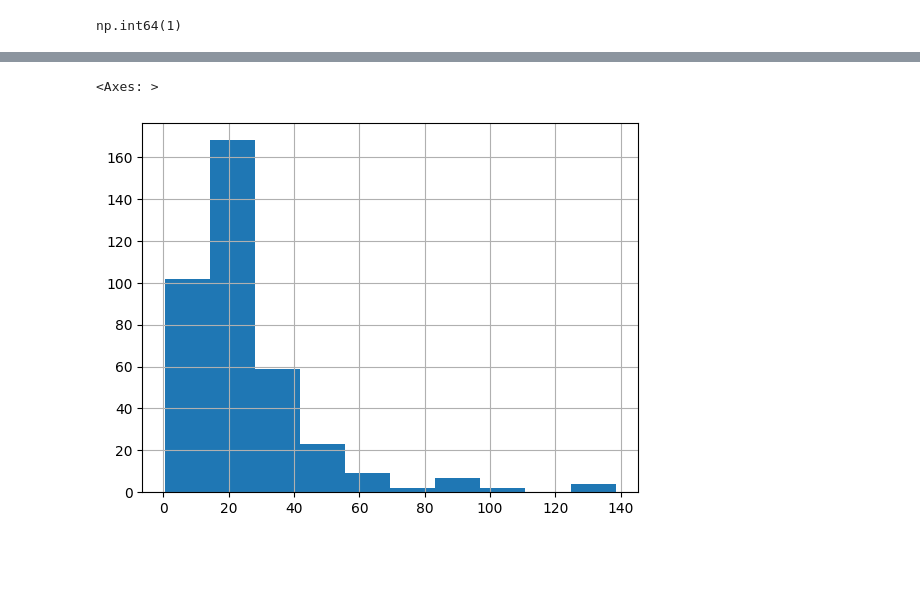
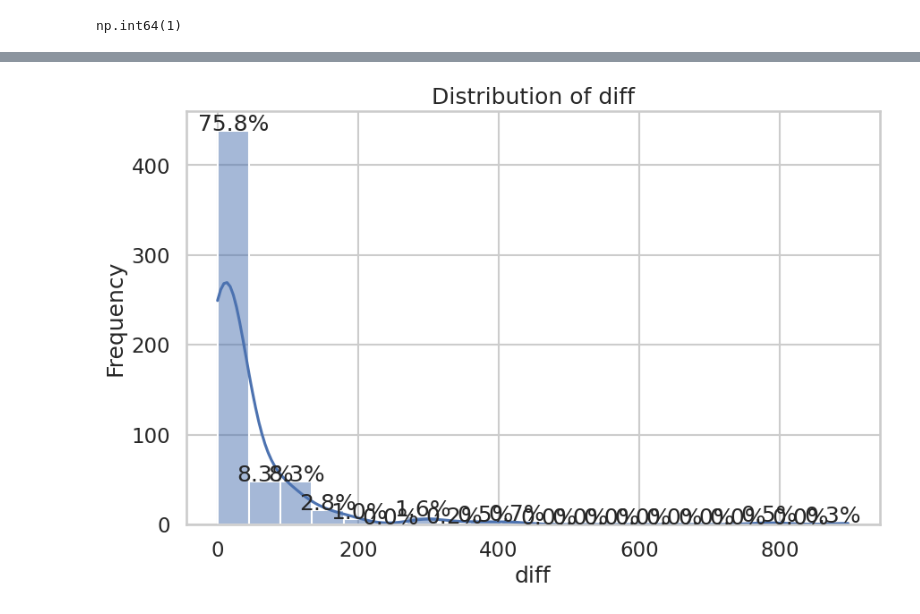
Before and after one commit to imadsyed333/geocrash, a Jupyter notebook: notebooks/pipeline.ipynb, the cells around one changed output, grey strips where cells are left out. Cells and saved outputs as stored; diff of their text form; code cells hidden in the pictures; blank space fills up the shorter version.

```diff
--- a/notebooks/pipeline.ipynb
+++ b/notebooks/pipeline.ipynb
@@ -154,8 +190,8 @@ dtype: int64
 # %%
-# Reproject collisions and features to common CRS
+intersection_data = intersection_data.to_crs(epsg=32617)
 
-intersection_data = intersection_data.to_crs(epsg=32617)
 intersection_collisions = intersection_collisions.to_crs(epsg=32617)
 
-address_data = address_data.to_crs(epsg=32617)
 address_collisions = address_collisions.to_crs(epsg=32617)
+
+address_boundaries = address_boundaries.to_crs(epsg=32617)
@@ -199,0 +262,15 @@ dtype: int64
+# %%
+address_merged = gpd.sjoin_nearest(address_collisions, address_boundaries, how="left", distance_col="distance")
+
+# Filling null values with empty string to help with concat
+address_merged['stname2'] = address_merged['stname2'].fillna("")
+
+# Combining stname1 and stname2 to create a full description for matching
+address_merged['collision_description'] = (address_merged['stname1'] + " " + address_merged["stname2"]).str.lower()
+
+# Extracting the relevant part of the collision description using the address pattern
+address_merged['collision_description'] = address_merged['collision_description'].str.extract(extract_address_pattern, expand=False)
+
+# Cleaning up the feature description by converting to lowercase
+address_merged['feature_description'] = address_merged['feature_description'].str.lower()
+address_merged.count()
@@ -292,11 +538,10 @@ intersection_offset_collisions["distance"].hist()
 # %%
-address_offset_collisions["distance"] = abs(address_offset_collisions["distance"] - address_offset_collisions["offset"])
+address_offset_collisions["diff"] = abs(address_offset_collisions["distance"] - address_offset_collisions["offset"])
 address_offset_collisions.head()
 
-address_offset_collisions["distance"].hist()
+plot_histogram(address_offset_collisions, "diff", bins=20, percent_labels=True)
 # %% [output]
-<Axes: >
-[figure, old version]
+[figure, new version]
 # %%
 address_offset_collisions[address_offset_collisions['distance'] >= 80]
 # %% [output]
```
Also changed, not shown: parts of 48 cells of this notebook.
